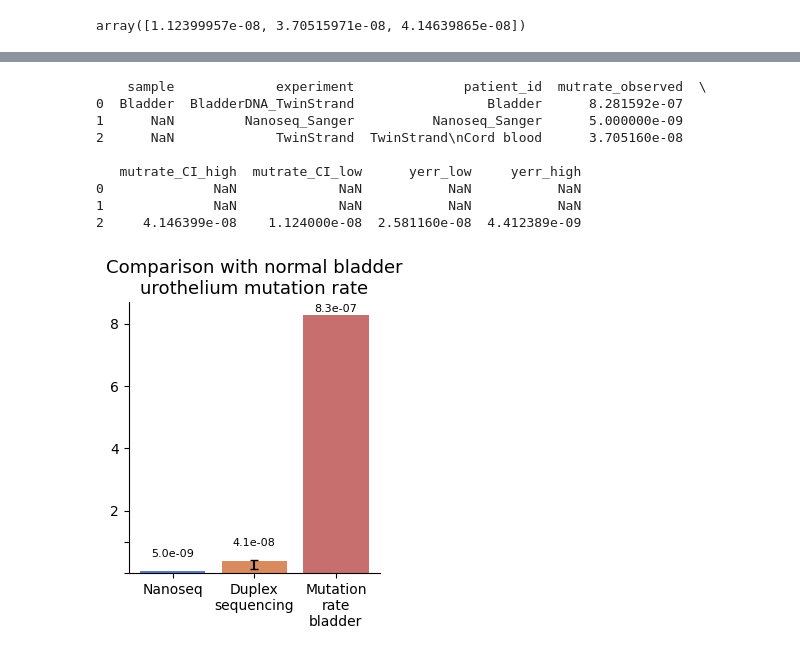
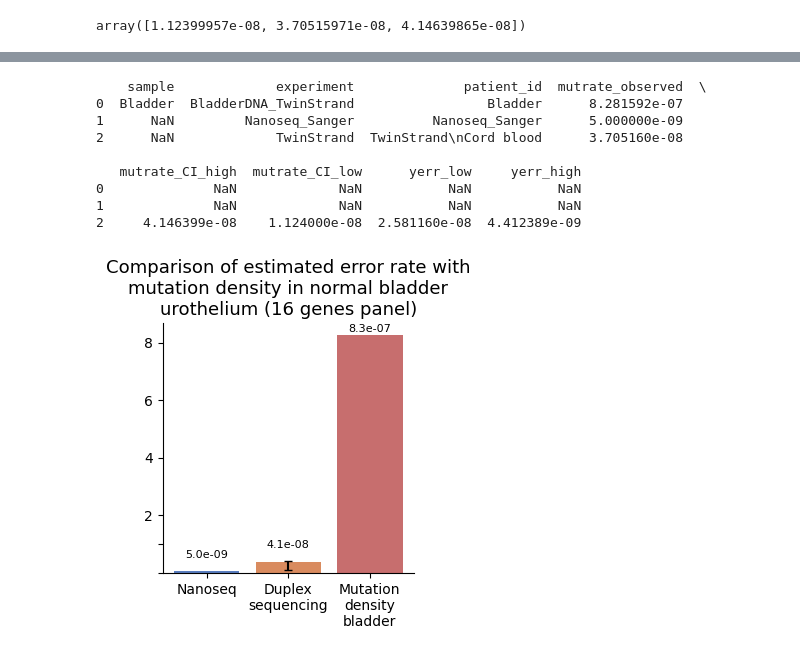
Before and after one commit to bbglab/normal_bladder_paper, a Jupyter notebook: extended/extended2/Extended2a_error_rate.ipynb, the cells around one changed output, grey strips where cells are left out. Saved outputs shown, nothing was run; the diff lists cells and outputs as text; code cells hidden in the pictures.

```diff
--- a/extended/extended2/Extended2a_error_rate.ipynb
+++ b/extended/extended2/Extended2a_error_rate.ipynb
@@ -364,7 +364,7 @@ data
 | 2 | NaN | TwinStrand | TwinStrand\nCord blood | 3.705160e-08 | 4.146399e-08 | 1.124000e-08 | NaN | ... |
 # %%
 sampless_list = ['Nanoseq_Sanger', 'TwinStrand\nCord blood', "Bladder"]
-sampless_list_names = ['Nanoseq', 'Duplex\nsequencing', "Mutation\nrate\nbladder"]
+sampless_list_names = ['Nanoseq', 'Duplex\nsequencing', "Mutation\ndensity\nbladder"]
 
 # Calculate error bars
 data['yerr_low'] = data['mutrate_observed'] - data['mutrate_CI_low']
@@ -420,32 +420,32 @@ formatter = ScalarFormatter(useMathText=True)
 formatter.set_scientific(True)
 formatter.set_powerlimits((-2, 2))
 ax.yaxis.set_major_formatter(formatter)
 
 # Remove top and right spines
 sns.despine(ax=ax, left=False, top=True, right=True)
 
 # Customize
 ax.set_ylabel("")
-ax.set_title("Comparison with normal bladder\nurothelium mutation rate", fontsize = 13)
+ax.set_title("Comparison of estimated error rate with\nmutation density in normal bladder\nurothelium (16 genes panel)", fontsize = 13)
 ax.set_xlabel("", fontsize = 11)
 ax.set_xticks(range(len(sampless_list)))
 ax.set_xticklabels(sampless_list_names, fontsize = 10, rotation=0)
 ax.set_yticks([x / 1e7 for x in [0, 1, 2, 4, 6, 8] ])
 ax.set_yticklabels(['', '', '2', '4', '6', '8'])
 
 # ax.set_ylim(0, 1e-7)
 plt.tight_layout()
 plt.legend(title="Duplex sequencing technology", frameon = False).remove()
 plt.savefig("plots/ExtendedFig2a_right.png", dpi = 300)
 plt.show()
 # %% [output]
     sample             experiment              patient_id  mutrate_observed  \
 0  Bladder  BladderDNA_TwinStrand                 Bladder      8.281592e-07
 1      NaN         Nanoseq_Sanger          Nanoseq_Sanger      5.000000e-09
 2      NaN             TwinStrand  TwinStrand\nCord blood      3.705160e-08
 
    mutrate_CI_high  mutrate_CI_low      yerr_low     yerr_high
 0              NaN             NaN           NaN           NaN
 1              NaN             NaN           NaN           NaN
 2     4.146399e-08    1.124000e-08  2.581160e-08  4.412389e-09
-[figure, old version]
+[figure, new version]
```
Also changed, not shown: parts of 1 cell of this notebook, 2 other files.
